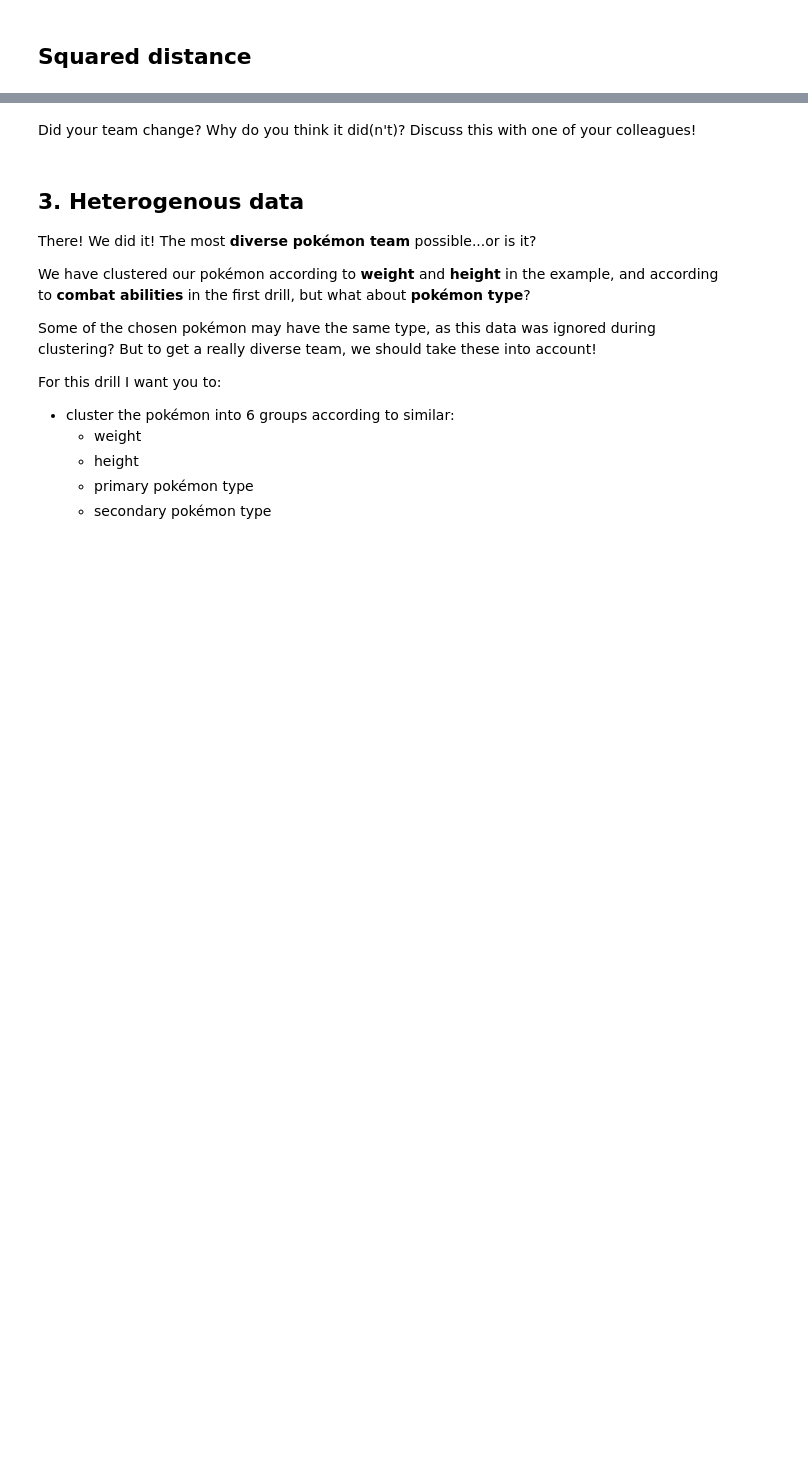
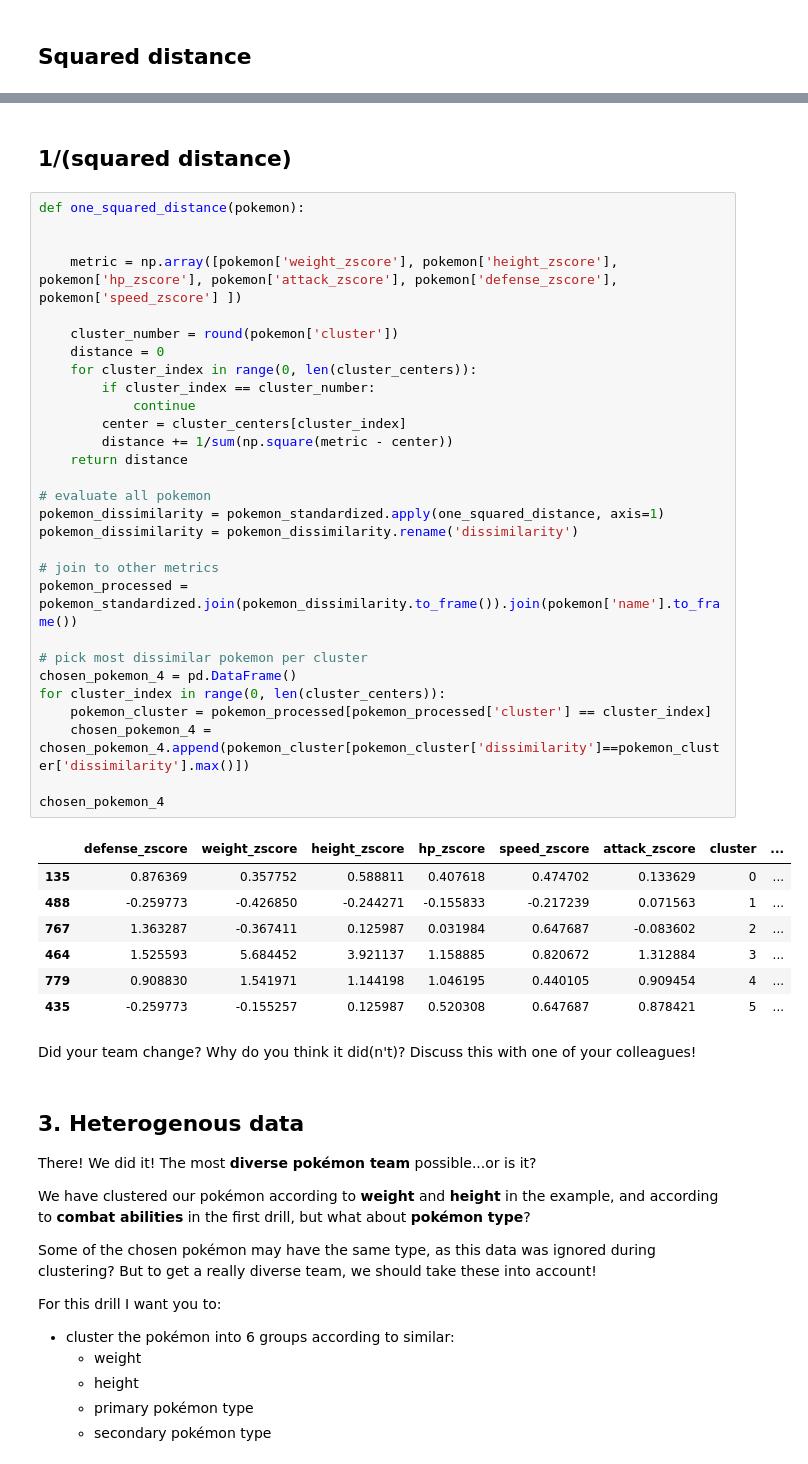
Before and after one commit to maryelo/Clustering-drills, a Jupyter notebook: 2.clustering_drills.ipynb, the cells around one changed output, grey strips where cells are left out. Cells and saved outputs as stored; diff of their text form; blank space fills up the shorter version.

```diff
--- a/2.clustering_drills.ipynb
+++ b/2.clustering_drills.ipynb
@@ -345,3 +346,42 @@ chosen_pokemon_3
+# %% [markdown]
+## 1/(squared distance)
+# %%
+def one_squared_distance(pokemon):
+
+
+    metric = np.array([pokemon['weight_zscore'], pokemon['height_zscore'], pokemon['hp_zscore'], pokemon['attack_zscore'], pokemon['defense_zscore'], pokemon['speed_zscore'] ])
+
+    cluster_number = round(pokemon['cluster'])
+    distance = 0
+    for cluster_index in range(0, len(cluster_centers)):
+        if cluster_index == cluster_number:
+            continue
+        center = cluster_centers[cluster_index]
+        distance += 1/sum(np.square(metric - center))
+    return distance
+
+# evaluate all pokemon
+pokemon_dissimilarity = pokemon_standardized.apply(one_squared_distance, axis=1)
+pokemon_dissimilarity = pokemon_dissimilarity.rename('dissimilarity')
+
+# join to other metrics
+pokemon_processed = pokemon_standardized.join(pokemon_dissimilarity.to_frame()).join(pokemon['name'].to_frame())
+
+# pick most dissimilar pokemon per cluster
+chosen_pokemon_4 = pd.DataFrame()
+for cluster_index in range(0, len(cluster_centers)):
+    pokemon_cluster = pokemon_processed[pokemon_processed['cluster'] == cluster_index]
+    chosen_pokemon_4 = chosen_pokemon_4.append(pokemon_cluster[pokemon_cluster['dissimilarity']==pokemon_cluster['dissimilarity'].max()])
+
+chosen_pokemon_4
+# %% [output]
+|  | defense_zscore | weight_zscore | height_zscore | hp_zscore | speed_zscore | attack_zscore | cluster | ... |
+| 135 | 0.876369 | 0.357752 | 0.588811 | 0.407618 | 0.474702 | 0.133629 | 0 | ... |
+| 488 | -0.259773 | -0.426850 | -0.244271 | -0.155833 | -0.217239 | 0.071563 | 1 | ... |
+| 767 | 1.363287 | -0.367411 | 0.125987 | 0.031984 | 0.647687 | -0.083602 | 2 | ... |
+| 464 | 1.525593 | 5.684452 | 3.921137 | 1.158885 | 0.820672 | 1.312884 | 3 | ... |
+| 779 | 0.908830 | 1.541971 | 1.144198 | 1.046195 | 0.440105 | 0.909454 | 4 | ... |
+| 435 | -0.259773 | -0.155257 | 0.125987 | 0.520308 | 0.647687 | 0.878421 | 5 | ... |
 # %% [markdown]
 Did your team change? Why do you think it did(n't)? Discuss this with one of your colleagues!
 # %% [markdown]
```
Also changed, not shown: parts of 15 cells of this notebook.
